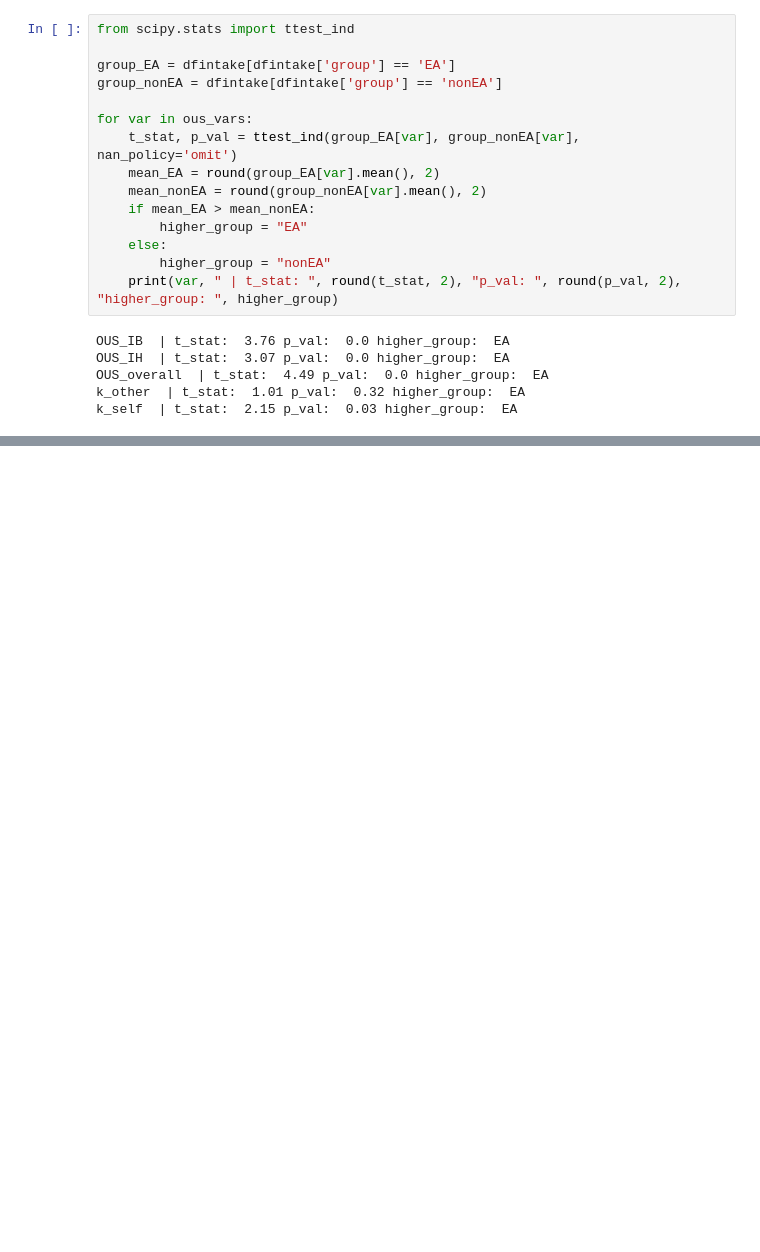
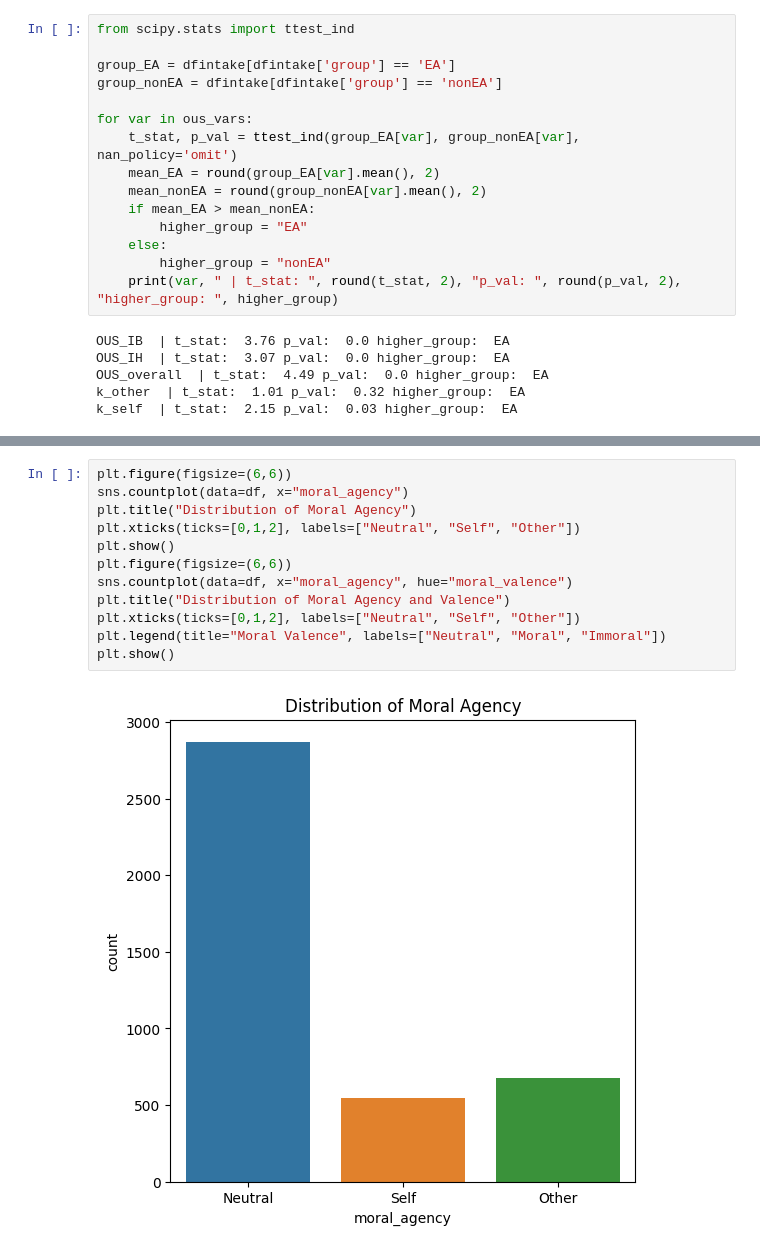
Before and after one commit to amberxuqianchen/effective-altruism, a Jupyter notebook: 1_code/descriptive.ipynb, the cells around one changed output, grey strips where cells are left out. Drawn from its saved outputs; the diff is of its cells as text; blank space fills up the shorter version.

```diff
--- a/1_code/descriptive.ipynb
+++ b/1_code/descriptive.ipynb
@@ -93,0 +111,14 @@ OUS
+# %%
+plt.figure(figsize=(6,6))
+sns.countplot(data=df, x="moral_agency")
+plt.title("Distribution of Moral Agency")
+plt.xticks(ticks=[0,1,2], labels=["Neutral", "Self", "Other"])
+plt.show()
+plt.figure(figsize=(6,6))
+sns.countplot(data=df, x="moral_agency", hue="moral_valence")
+plt.title("Distribution of Moral Agency and Valence")
+plt.xticks(ticks=[0,1,2], labels=["Neutral", "Self", "Other"])
+plt.legend(title="Moral Valence", labels=["Neutral", "Moral", "Immoral"])
+plt.show()
+# %% [output]
+[figure, added]
```
Also changed, not shown: parts of 38 cells of this notebook.
